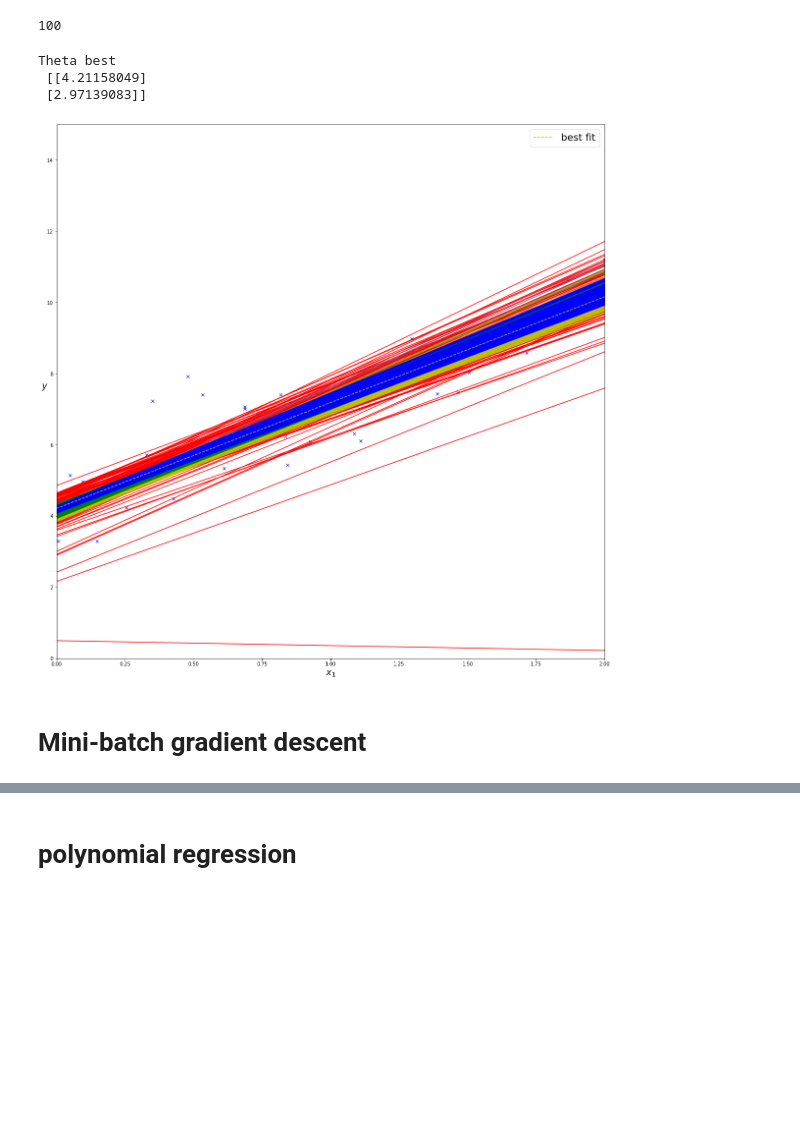
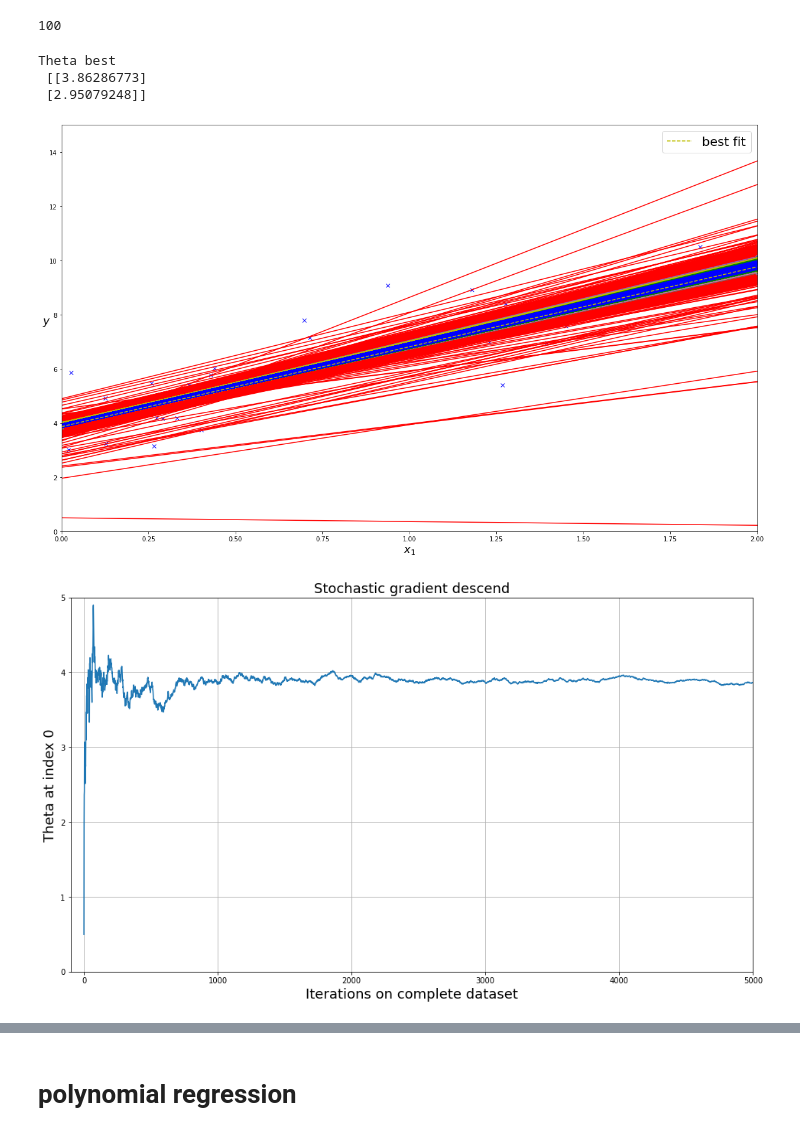
Before and after one commit to Ismaril/training, a Jupyter notebook: AI/ML_DL_book/04_training_models_mathematics.ipynb, the cells around one changed output, grey strips where cells are left out. Saved outputs shown, nothing was run; the diff lists cells and outputs as text; code cells hidden in the pictures; blank space fills up the shorter version.

```diff
--- a/AI/ML_DL_book/04_training_models_mathematics.ipynb
+++ b/AI/ML_DL_book/04_training_models_mathematics.ipynb
@@ -317,7 +341,6 @@ m
 # %% [output]
 100
 # %%
-# todo: continue from here, and document this cell
 def make_plt_lines_colorful(epoch, n_epochs):
     """
     This function will return different color for each each basket of epochs
@@ -342,45 +365,52 @@ def make_plt_lines_colorful(epoch, n_epochs):
 
 
 def learning_schedule(t):
+    # basically the higher the t, the lower the learning rate. This means that if you gonna input t as epoch, the learning rate will be lower and lower
     t0, t1 = 5, 50  # learning schedule hyperparameters
     return t0 / (t + t1)
 
+theta_SGD_parm0 = []
+theta_SGD_parm1 = []
+
 def plot_stochastic_gradient_descend(theta__):
+    plt.figure(figsize=(20, 12))
     m = len(X_with1_at0index)
     plt.plot(X, y, "bx") # plot blue x points
-    n_epochs = 10
+    n_epochs = 50
 
     for epoch in range(n_epochs):
         for i in range(m):
+            theta_SGD_parm0.append(theta__[0]) # just for visualisation
+            theta_SGD_parm1.append(theta__[1]) # just for visualisation
+
             y_predict_ = X_few_features_with_1_at_first_indexes.dot(theta__)
             style = make_plt_lines_colorful(epoch, n_epochs)
             plt.plot(X_few_features, y_predict_, style)
 
+            # take random instance from the training set
             random_index = np.random.randint(m)
             xi = X_with1_at0index[random_index:random_index + 1]
             yi = y[random_index:random_index + 1]
+
+            # compute gradient vector and update parameters
             gradients = 2 * xi.T.dot(xi.dot(theta__) - yi)
-            eta = learning_schedule(epoch * m + i)
+            eta = learning_schedule(epoch * m + i) # learning rate
             theta__ = theta__ - eta * gradients
 
     y_predict_ = X_few_features_with_1_at_first_indexes.dot(theta__)
-    style = "y--"
-    plt.plot(X_few_features, y_predict_, style, label="best fit")
+    plt.plot(X_few_features, y_predict_, "y--", label="best fit")
     print(f"Theta best\n", theta__)
+    plt.legend(fontsize=20)
+    plt.xlabel("$x_1$", fontsize=18)
+    plt.ylabel("$y$", rotation=0, fontsize=18)
+    plt.axis((0, 2, 0, 15))
+    plt.show()
 
-plt.figure(figsize=(20, 20))
 plot_stochastic_gradient_descend(theta__=theta)
-plt.legend(fontsize=20)
-plt.xlabel("$x_1$", fontsize=18)
-plt.ylabel("$y$", rotation=0, fontsize=18)
-plt.axis((0, 2, 0, 15))
-plt.show()
 
 # You see that the lines are more random, but eventually they will all converge to a single solution. However, due to their stochastic (i.e., random) nature, they will never settle at the minimum. Instead, they will keep oscillating around the minimum. By convention we iterate by rounds of m iterations; each round is called an epoch. While the Batch Gradient Descent code iterated 1,000 times through the whole training set, this code goes through the training set only 50 times and reaches a fairly good solution:
 # %% [output]
 Theta best
- [[4.21158049]
- [2.97139083]]
+ [[3.86286773]
+ [2.95079248]]
-[figure, old version]
+[figure, new version]
-# %% [markdown]
-# Mini-batch gradient descent
@@ -391,0 +417,9 @@ Theta best
+# %%
+plot_theta_progress("Stochastic gradient descend",
+                    theta_SGD_parm0,
+                    set_axis=True,
+                    axis=(-100, 5000, 0, 5))
+
+# Below you see how SGD due to its randomness jumps all around. Also you see that since we are using learning schedule, the learning rate is getting lower and lower, which means that the the curve is getting smoother with more iterations.
+# %% [output]
+[figure, added]
```
Also changed, not shown: parts of 26 cells of this notebook.
